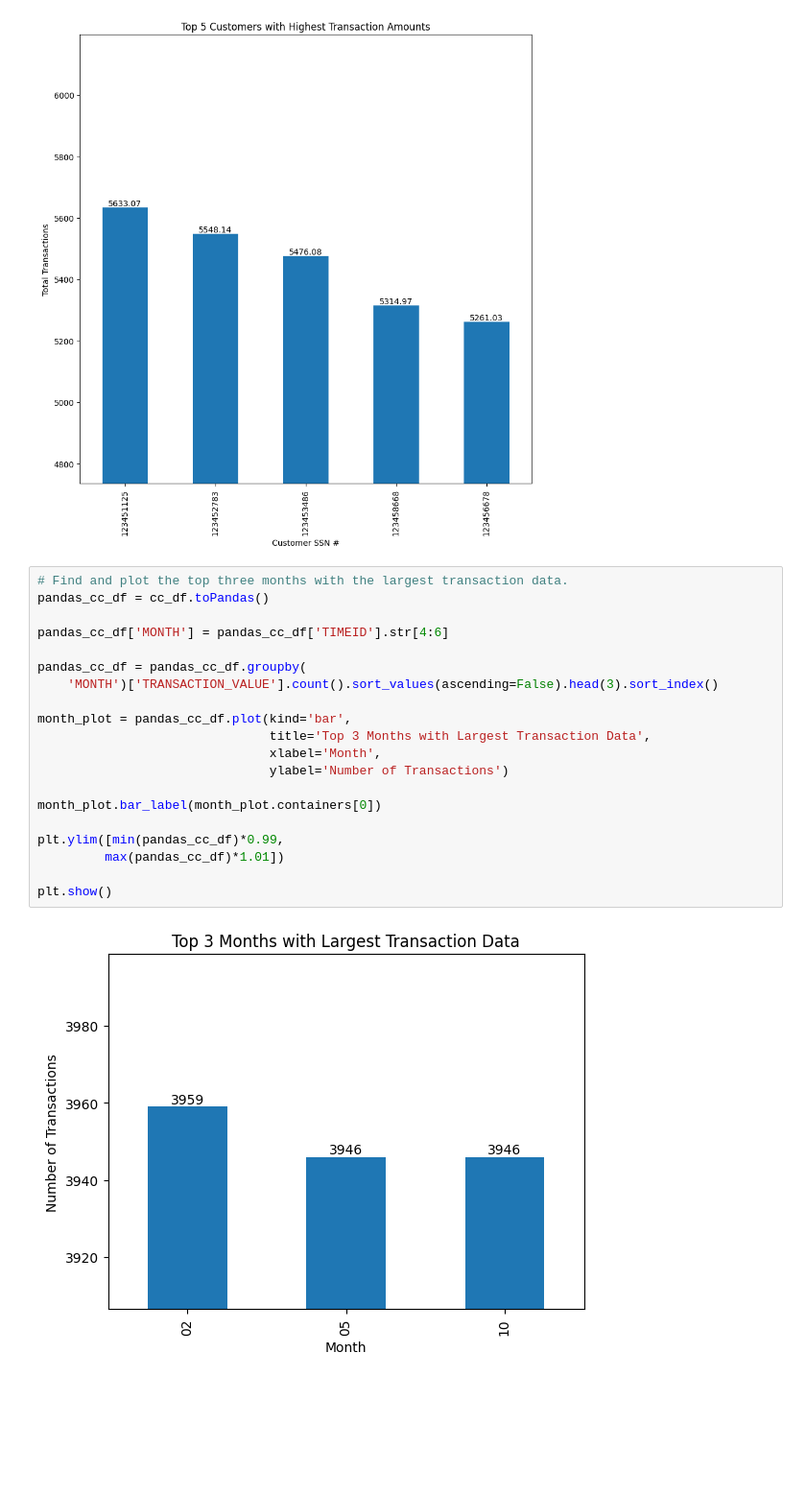
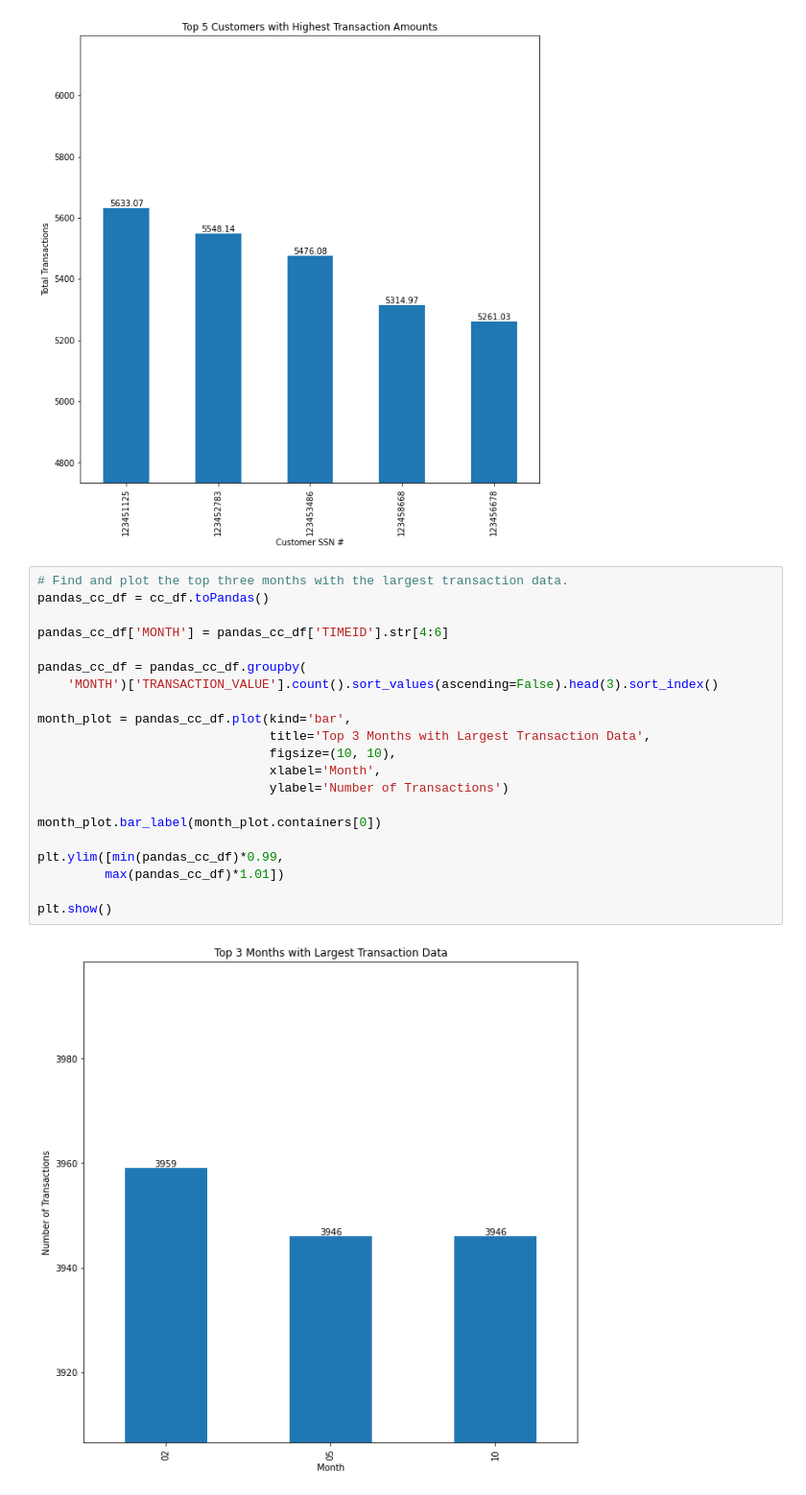
Before and after one commit to Cosdaman/PSCS-LoanAndCredit, a Jupyter notebook: Credit_Data_Visualization.ipynb, the cells around one changed output. Shown at 96% size. Cells and saved outputs as stored; diff of their text form; blank space fills up the shorter version.

```diff
--- a/Credit_Data_Visualization.ipynb
+++ b/Credit_Data_Visualization.ipynb
@@ -82,25 +83,26 @@ plt.show()
 # %%
 # Find and plot the top three months with the largest transaction data.
 pandas_cc_df = cc_df.toPandas()
 
 pandas_cc_df['MONTH'] = pandas_cc_df['TIMEID'].str[4:6]
 
 pandas_cc_df = pandas_cc_df.groupby(
     'MONTH')['TRANSACTION_VALUE'].count().sort_values(ascending=False).head(3).sort_index()
 
 month_plot = pandas_cc_df.plot(kind='bar',
                                title='Top 3 Months with Largest Transaction Data',
+                               figsize=(10, 10),
                                xlabel='Month',
                                ylabel='Number of Transactions')
 
 month_plot.bar_label(month_plot.containers[0])
 
 plt.ylim([min(pandas_cc_df)*0.99,
          max(pandas_cc_df)*1.01])
 
 plt.show()
 # %% [output]
-[figure, old version]
+[figure, new version]
 # %%
 # Find and plot which branch processed the highest total dollar value of healthcare transactions.
 pandas_cc_df = cc_df.toPandas()
```
Also changed, not shown: parts of 2 cells of this notebook, 5 other files.
